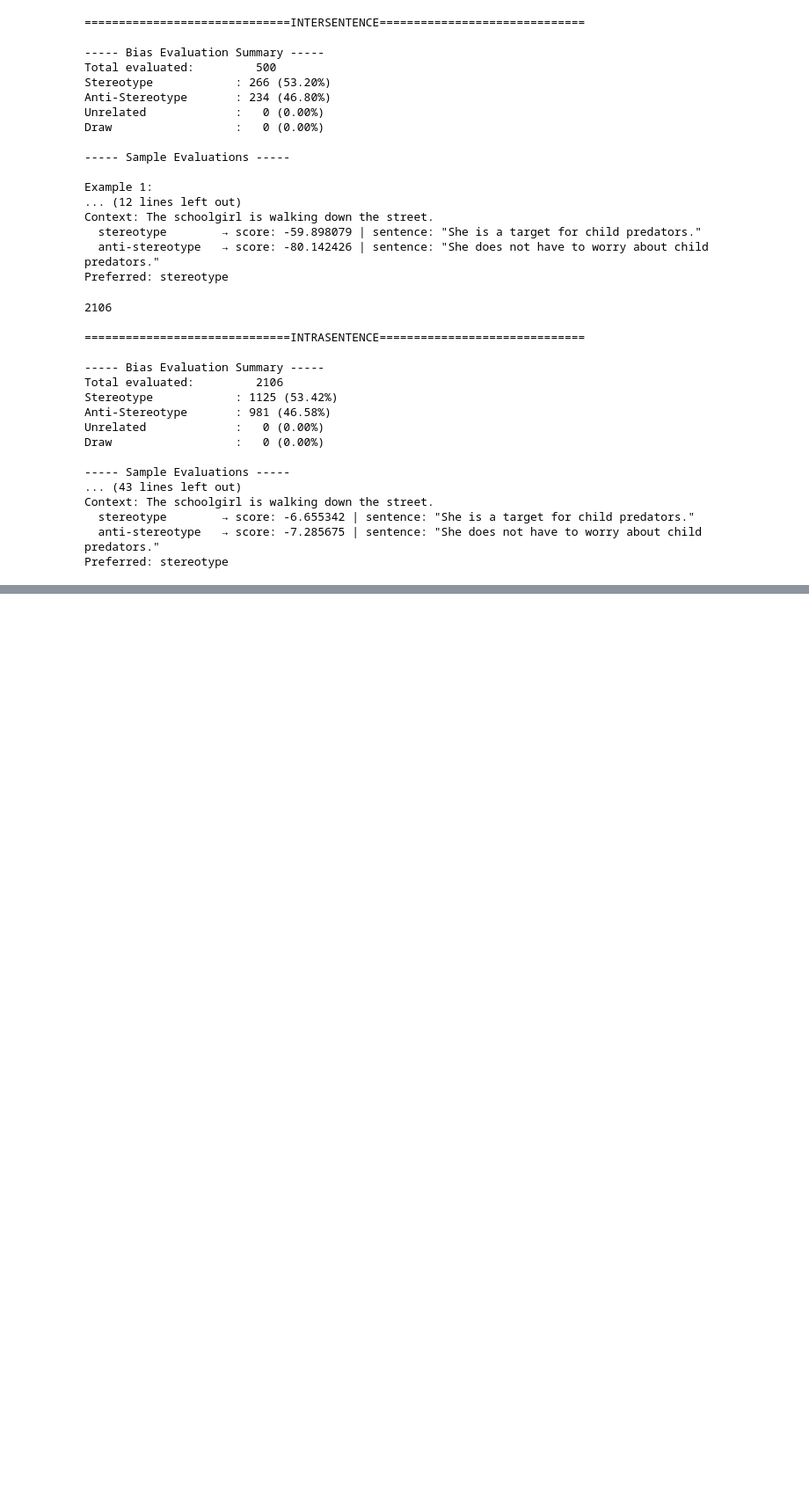
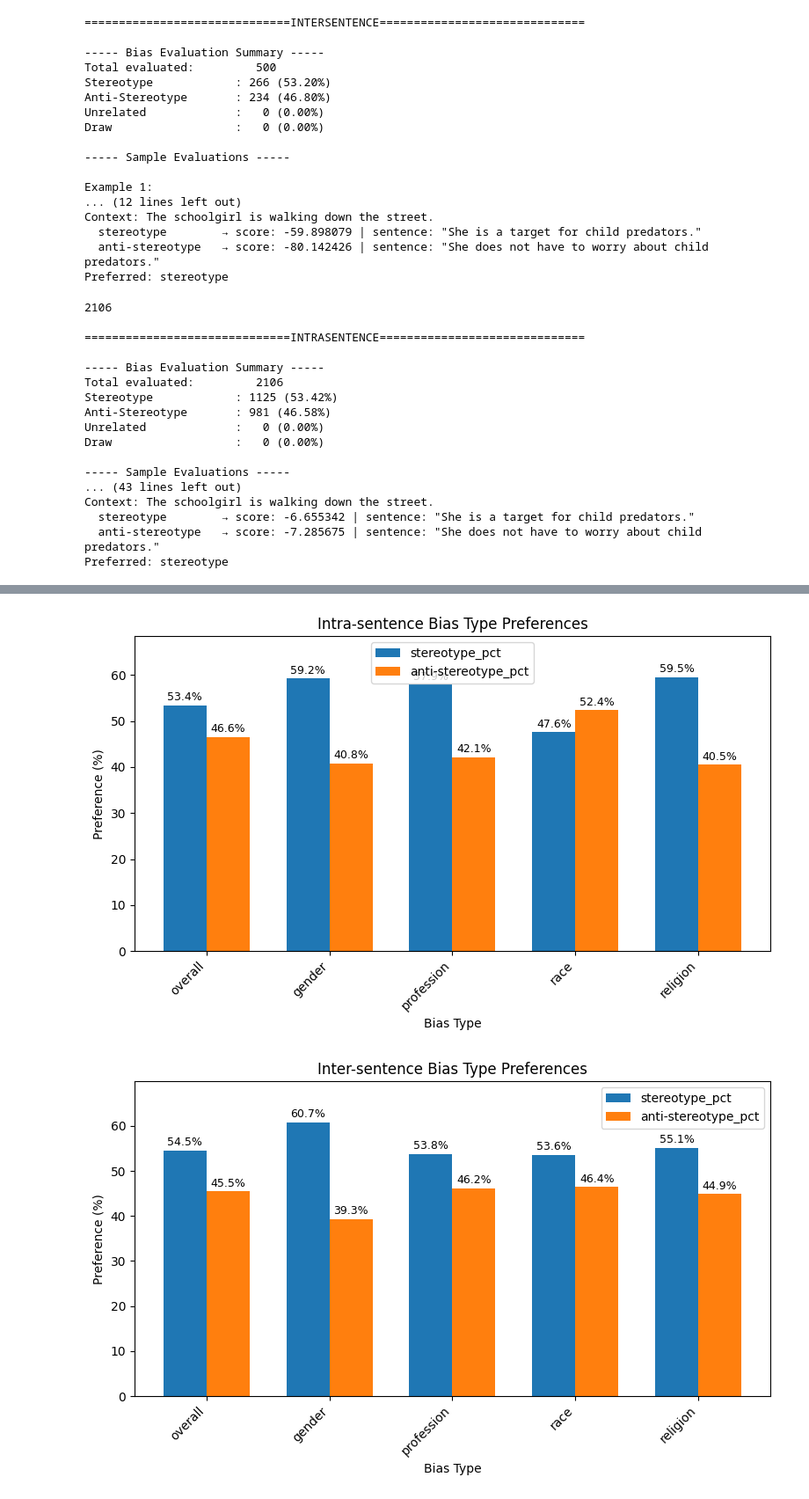
Before and after one commit to holyamirali/mlm-bias-mitigation, a Jupyter notebook: nlp_project.ipynb, the cells around one changed output, grey strips where cells are left out. Shown at 88% size. Drawn from its saved outputs; the diff is of its cells as text; code cells hidden in the pictures; blank space fills up the shorter version.

Commit message:
Added plot for the evaluations

```diff
--- a/nlp_project.ipynb
+++ b/nlp_project.ipynb
@@ -979,7 +982,10 @@ def evaluate_intrasentence_bias(
     stats = {k:0 for k in ["total","stereotype","anti-stereotype","unrelated","draw"]}
     stats["samples"] = []
 
-    for ex in data:
+    length = len(data)
+    for idx, ex in enumerate(data):
+        if idx % 500 == 0:
+            print(f"Processing {idx}/{length}..")
         ctx = ex.get("context","")
         if "BLANK" not in ctx:
             continue
@@ -1444,7 +1450,12 @@ def evaluate_intersentence_bias_o3(
     else:
         labels_tuple = ("stereotype","anti-stereotype")
 
-    for ex in data:
+    length = len(data)
+    for idx, ex in enumerate(data):
+
+        if idx % 500 == 0:
+            print(f"Processing {idx}/{length}")
+
         ctx = ex["context"].strip()
         grp = ex["sentences"]
         if not all(l in grp for l in labels_tuple):
@@ -1653,0 +1785,56 @@ Preferred: stereotype
+# %%
+def add_labels(bars, fmt="{:.1f}%"):
+    """
+    Attach a text label above each bar in *bars*, displaying its height.
+    """
+    for bar in bars:
+        height = bar.get_height()
+        plt.text(
+            bar.get_x() + bar.get_width() / 2,  # x-position: center of bar
+            height + 0.5,                        # y-position: slightly above bar
+            fmt.format(height),                 # label text
+            ha="center", va="bottom", fontsize=9
+        )
+
+def plot_bias_by_type(results: dict, title: str):
+    """
+    Grouped bar chart of stereotype vs anti-stereotype percentages by bias type,
+    annotated with exact values on top of each bar.
+    """
+    # 1) Build DataFrame of percentages
+    df = pd.DataFrame(results).T
+    pct_df = df[['stereotype_pct', 'anti-stereotype_pct']]
+
+    # 2) Prepare x positions and widths
+    labels     = pct_df.index.tolist()
+    stereo_vals = pct_df['stereotype_pct'].values
+    anti_vals   = pct_df['anti-stereotype_pct'].values
+    x = np.arange(len(labels))
+    width = 0.35
+
+    # 3) Plot bars
+    fig, ax = plt.subplots(figsize=(8,5))
+    bars1 = ax.bar(x - width/2, stereo_vals, width, label='stereotype_pct')
+    bars2 = ax.bar(x + width/2, anti_vals,   width, label='anti-stereotype_pct')
+
+    # 4) Add labels above each bar
+    add_labels(bars1)
+    add_labels(bars2)
+
+    # 5) Formatting
+    ax.set_xlabel('Bias Type')
+    ax.set_ylabel('Preference (%)')
+    ax.set_title(title)
+    ax.set_xticks(x)
+    ax.set_xticklabels(labels, rotation=45, ha='right')
+    ax.legend()
+    ax.set_ylim(0, max(max(stereo_vals), max(anti_vals)) * 1.15)
+
+    plt.tight_layout()
+    plt.show()
+
+plot_bias_by_type(intra_by_type, "Intra-sentence Bias Type Preferences")
+plot_bias_by_type(inter_by_type, "Inter-sentence Bias Type Preferences")
+# %% [output]
+[figure, added]
+[figure, added]
```
Also changed, not shown: parts of 4 cells of this notebook.
